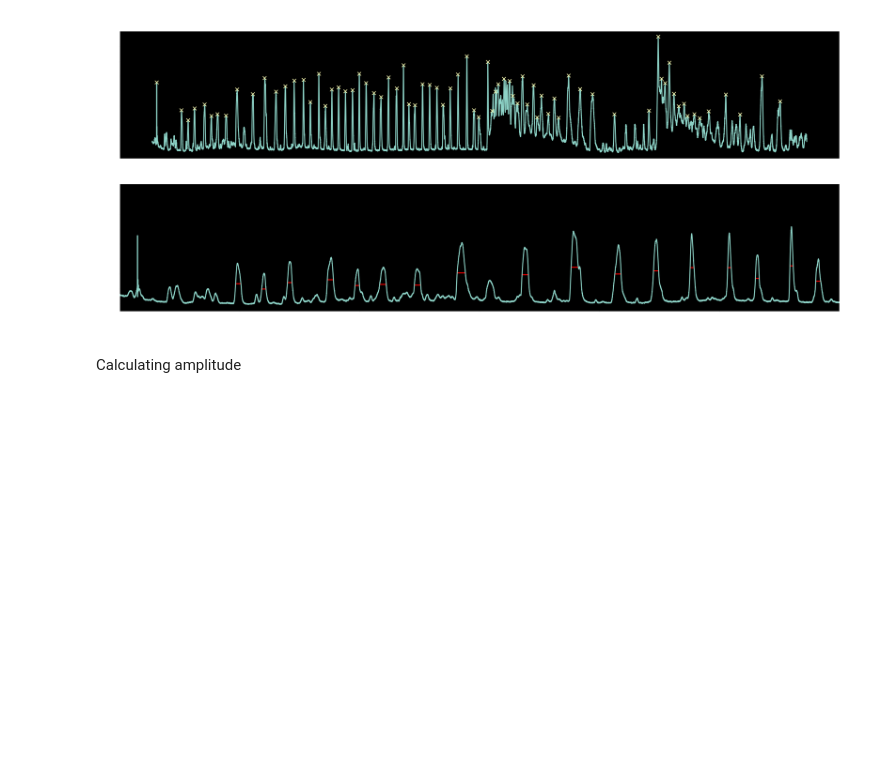
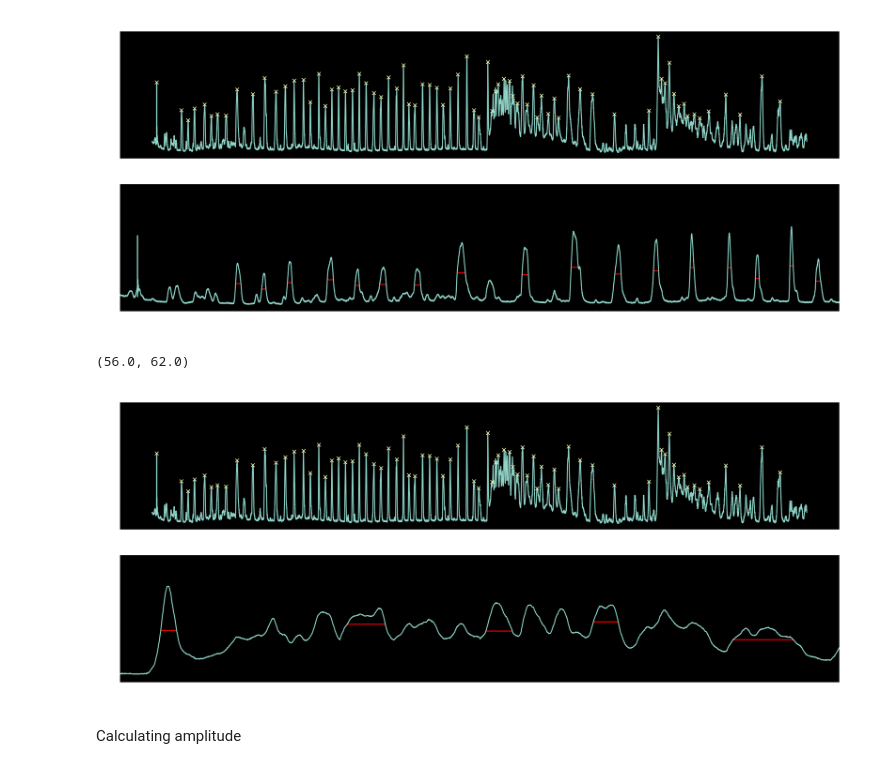
Before and after one commit to platycristate/BiophysicsLabs, a Jupyter notebook: Smooth muscle contraction.ipynb, the cells around one changed output. Saved outputs shown, nothing was run; the diff lists cells and outputs as text; code cells hidden in the pictures; blank space fills up the shorter version.

```diff
--- a/Smooth muscle contraction.ipynb
+++ b/Smooth muscle contraction.ipynb
@@ -69,5 +69,17 @@ axs[1].set_xlim([0, 30])
 fig.savefig('Peaks_half_widths_contraction.pdf')
 # %% [output]
 [figure]
+# %%
+fig, axs = plt.subplots(2, 1, figsize=(20, 8), dpi=130)
+axs[0].plot(time, contrac_aligned)
+axs[0].plot(time[peaks], contrac_aligned[peaks], 'x')
+axs[0].set_title('Contraction of myometrium over time')
+axs[1].set(xlabel='time [mins]')
+axs[1].plot(time, contrac_aligned)
+axs[1].hlines(width_heights_half, left*Δt, right*Δt, color="red")
+axs[1].set_xlim([56, 62])
+# %% [output]
+(56.0, 62.0)
+[figure, added]
 # %% [markdown]
 Calculating amplitude
```
Also changed, not shown: parts of 10 cells of this notebook, 6 other files.
